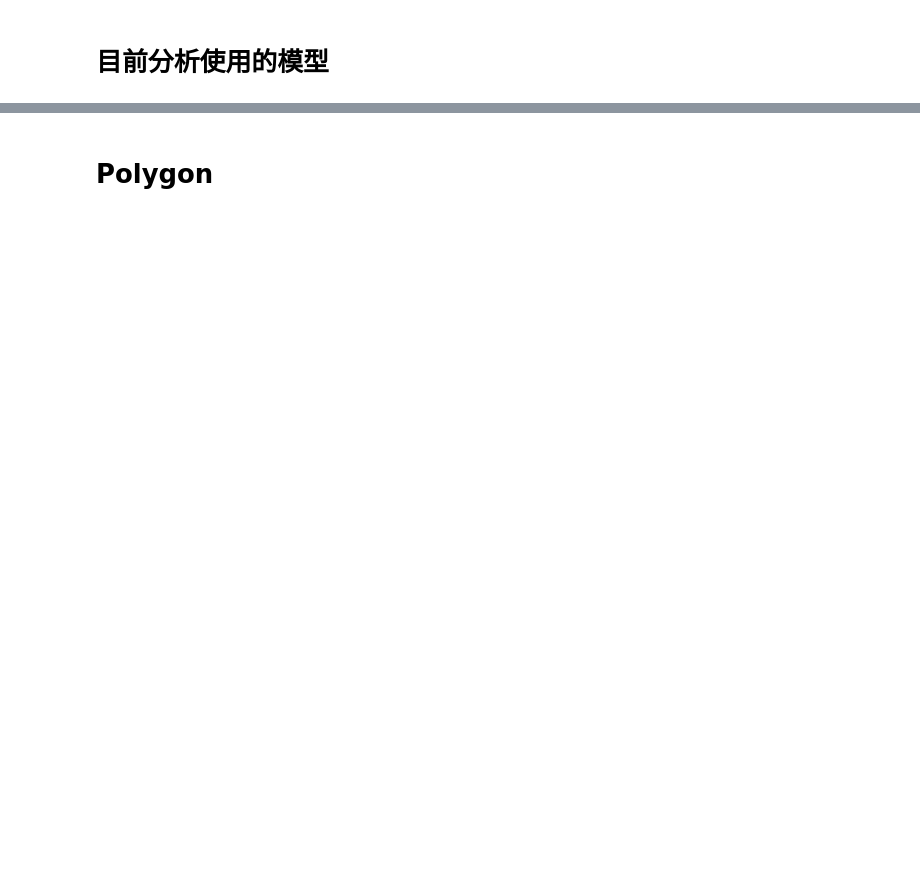
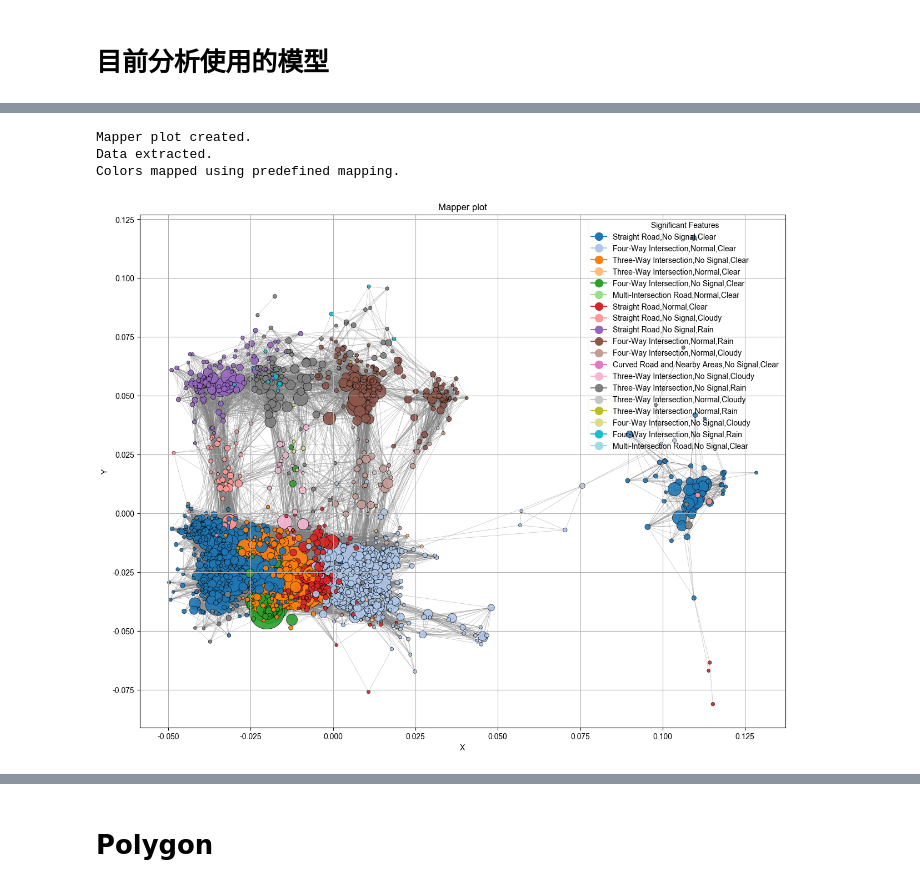
Before and after one commit to kennywang112/TrafficTDApython, a Jupyter notebook: Version4/Car.ipynb, the cells around one changed output, grey strips where cells are left out. Cells and saved outputs as stored; diff of their text form; code cells hidden in the pictures; blank space fills up the shorter version.

```diff
--- a/Version4/Car.ipynb
+++ b/Version4/Car.ipynb
@@ -30,13 +30,8 @@ from utils.utils_v3 import *
 from utils.plots import *
 from utils.preprocess import preprocess, process_other, get_unique_ids
 
-try:
-    myfont = FontProperties(fname=r"/System/Library/Fonts/PingFang.ttc")
-    sns.set(style="whitegrid", font=myfont.get_name())
-except Exception as e:
-    print(e)
-
-plt.rcParams['font.sans-serif'] = ['Microsoft YaHei']
+plt.rcParams['font.sans-serif'] = ['Arial Unicode MS', 'PingFang SC', 'Heiti TC']
+# 3. 解決負號 '-' 顯示為方塊的問題
 plt.rcParams['axes.unicode_minus'] = False
 
 dataA2 = pd.read_csv("./Data/A2.csv", low_memory=False)
@@ -77,7 +70,7 @@ select_lst = [
 # %%
 full_dataA1 = preprocess(dataA1, target='汽車', lst=select_lst)
 full_dataA2 = preprocess(dataA2, target='汽車', lst=select_lst)
-mapper_numpy, rbind_data, dummy_data, death, injuried, date_info = process_other(full_dataA1, full_dataA2, downsample=False, en=False, return_time=True)
+mapper_numpy, rbind_data, dummy_data, death, injuried, date_info = process_other(full_dataA1, full_dataA2, downsample=False, en=True, return_time=True)
 # %% [output]
 []
 dummy_data: (111956, 453)
@@ -293,12 +215,18 @@ Colors mapped using predefined mapping.
 # %%
 # choose = '顯著特徵'
 # rbind_data['顯著特徵'] = rbind_data['道路型態子類別名稱'] + ',' + rbind_data['號誌-號誌動作名稱'] + ',' + rbind_data['天候名稱']
 choose = 'Significant Features'
 rbind_data['Significant Features'] = rbind_data['Road Category - Subcategory'] + ',' + rbind_data['Traffic Signal - Signal Operation'] + ',' + rbind_data["Weather Condition"]
 
 mapper_plotter = MapperPlotter(detailed_results_df['mapper_info'][0], rbind_data, seed=5, iterations=50,
                                 range_lst=[-0.05, 0.15, 0.15, -0.1], dim=3)
 mapper_plot = mapper_plotter.create_mapper_plot(choose, most_common_encoded_label, avg=False)
 full_info, outlier_info = mapper_plotter.extract_data(rz=45, ry=-20)
 mapper_plotter.map_colors(choose, size=15, threshold=500)
-mapper_plotter.plot(choose, avg=False, set_label=True, size=3000, anchor=1.33)
+mapper_plotter.plot(choose, avg=False, set_label=True, size=3000, anchor=1)
+# mapper_plotter.plot_dens(choose, avg=False, set_label=True, size=3000, min_dens_size=100, dens_choose='死亡')
+# %% [output]
+Mapper plot created.
+Data extracted.
+Colors mapped using predefined mapping.
+[figure, added]
```
Also changed, not shown: parts of 12 cells of this notebook, 33 other files.
